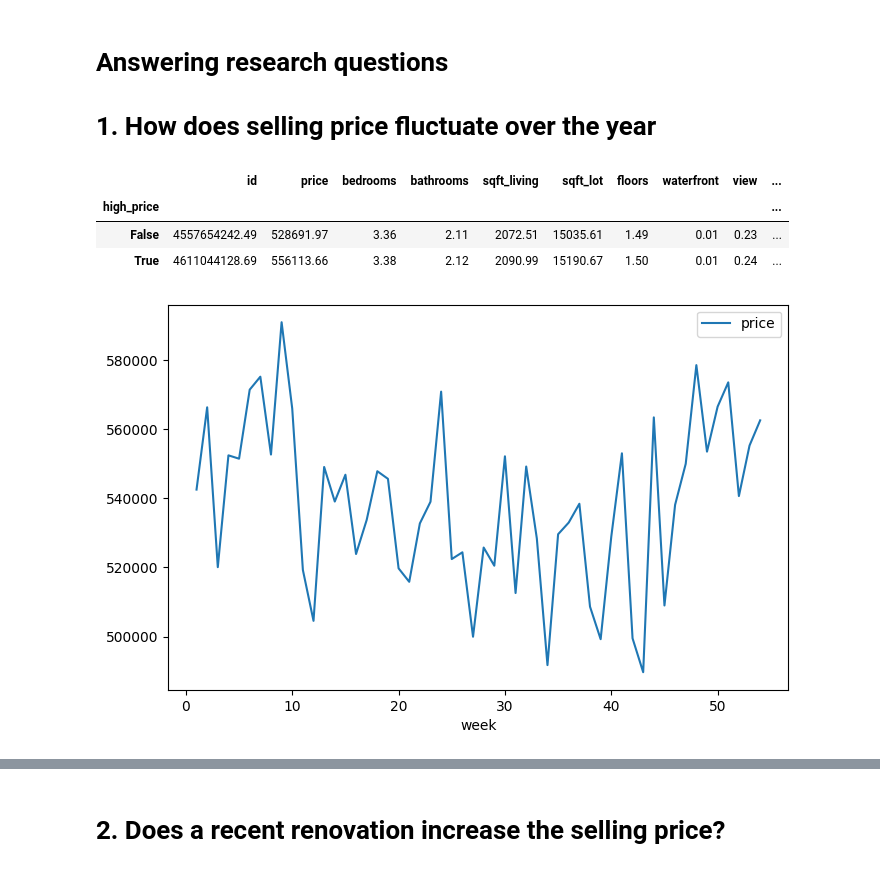
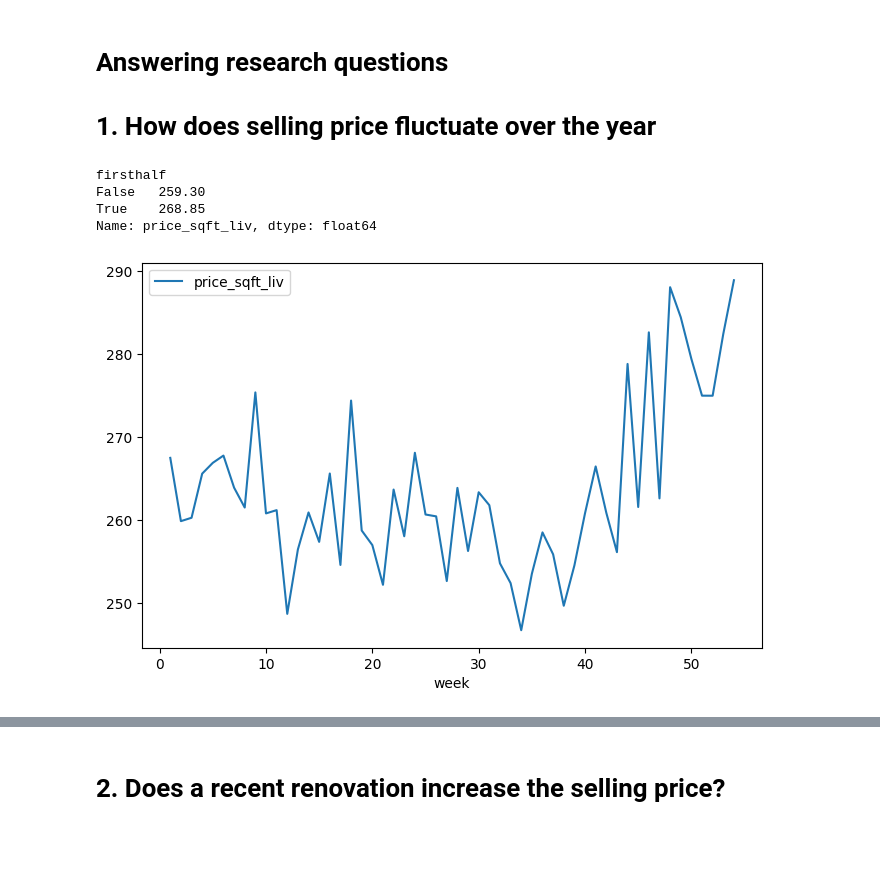
Before and after one commit to jan-schlautmann/ds-eda-housing-project, a Jupyter notebook: EDA.ipynb, the cells around one changed output, grey strips where cells are left out. Saved outputs shown, nothing was run; the diff lists cells and outputs as text; code cells hidden in the pictures; blank space fills up the shorter version.

Commit message:
getting to plots

```diff
--- a/EDA.ipynb
+++ b/EDA.ipynb
@@ -153,8 +153,8 @@ df.groupby("seattle").mean()
 # %%
 # Center = Seattle might not be the best definition.
 # Alternatively, I will use the Top10 Zipcodes with the highest population density according to: http://www.usa.com/rank/king-county-wa--population-density--zip-code-rank.htm?yr=9000&dis=&wist=&plow=&phigh=
-
-df["center"] = df.zipcode.isin([98164,98174,98121,98101,98104,98102,98122,98109,98107,98103])
+# I just saw that the top2 ZipCodes only have a population of 70 people and are admin buildings. So I take Top3-Top12
+df["center"] = df.zipcode.isin([98119,98117,98121,98101,98104,98102,98122,98109,98107,98103])
 
 df.groupby(["seattle","center"]).mean()
 # Very cool. Price per sqft rises from rural -> seattle -> center
@@ -167,3 +167,8 @@ df.groupby(["seattle","center"]).mean()
+# %%
+# What is expensive?
+# Upper 20% ?!
+# To check if general assumptions hold true for expensive houses (like Tim owns them) as well.
+df["expensive"] = pd.qcut(df.price,5,[1,2,3,4,5])
 # %% [markdown]
 # Data Cleaning
 # %%
@@ -231,36 +236,39 @@ corr_mat_price
 # %%
 df.date.value_counts() # there are days with only 1 sale per day so might not be a good idea to aggregate per day.
 df.date.dt.week.value_counts() # looks better
 
 # However there is some overlap in May. So lets make a better week column.
 df.date.describe()
 df["week"] = (df["date"] - pd.to_datetime("2014-05-02")).dt.days // 7 + 1
 
 df.week.value_counts() # Almost no data in the last two weeks. Get rid of it, since we have data on the timespan of 1 year.
 
 df_weekly = df[df.week < 55]
 
-df_weekly.groupby("week").mean("price").reset_index().plot.line(x="week",y="price")
+df_weekly.groupby("week").mean("price_sqft_liv").reset_index().plot.line(x="week",y="price_sqft_liv")
 # A lot of week to week variation and generally speaking the avg sales price varies by up to 15% depending on time.
-# It seems like Sales prices in week 1-10 and 45 - 54 are a bit higher which would be Mid March - Beginning of July
+# It seems like Sale prices in weeks 48 - 54 are a bit higher which would be End of March - Beginning of July
 
 # Lets check data on that assumption:
-df_weekly["high_price"] = df_weekly.week.isin(list(range(1,11))+list(range(45,55)))
-df_weekly.groupby("high_price").mean("price")
-# The avarage selling price in the above mentioned time span is 27.5k higher. However, the high week2week variation needs to be considered.
-
+df_weekly["high_price"] = df_weekly.week.isin(list(range(48,55)))
+df_weekly.groupby("high_price").mean()
+# The avarage selling price in the above mentioned time span is 20$/sqft higher. However, the high week2week variation needs to be considered.
+# Also this trend was only true in 2015. So something else might have triggered it.
+# But generally the first half of the year seems to be better suited.
+df_weekly["firsthalf"] = df_weekly.date.dt.month.isin([1,2,3,4,5,6])
+df_weekly.groupby("firsthalf").price_sqft_liv.mean()
 
 
 
 
 
 
 
 # Follow up.
 # Does this hold true for the center as well????
 # %% [output]
-|  | id | price | bedrooms | bathrooms | sqft_living | sqft_lot | floors | waterfront | view | ... |
-| high_price |  |  |  |  |  |  |  |  |  | ... |
-| False | 4557654242.49 | 528691.97 | 3.36 | 2.11 | 2072.51 | 15035.61 | 1.49 | 0.01 | 0.23 | ... |
-| True | 4611044128.69 | 556113.66 | 3.38 | 2.12 | 2090.99 | 15190.67 | 1.50 | 0.01 | 0.24 | ... |
+firsthalf
+False   259.30
+True    268.85
+Name: price_sqft_liv, dtype: float64
-[figure, old version]
+[figure, new version]
```
Also changed, not shown: parts of 14 cells of this notebook.
